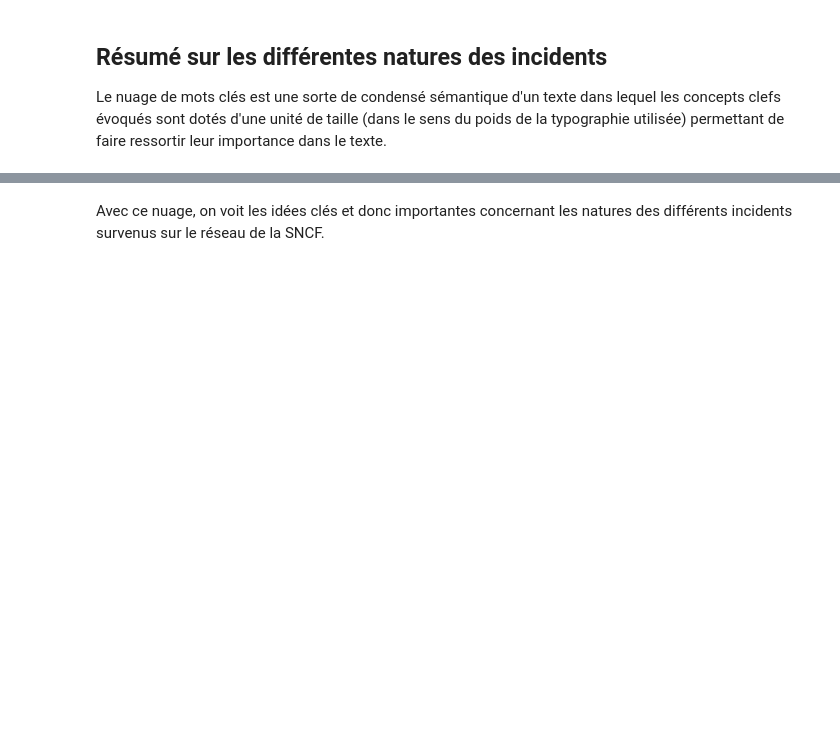
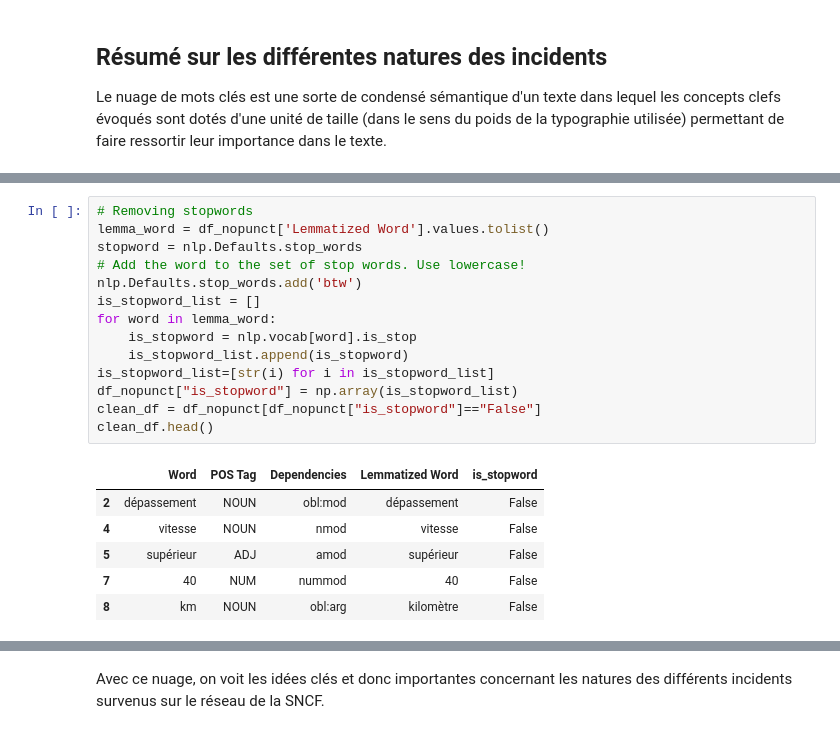
Before and after one commit to gbiaou/Projet_Python_SNCF, a Jupyter notebook: incidents_de_sécurité.ipynb, the cells around one changed output, grey strips where cells are left out. Saved outputs shown, nothing was run; the diff lists cells and outputs as text; blank space fills up the shorter version.

```diff
--- a/incidents_de_sécurité.ipynb
+++ b/incidents_de_sécurité.ipynb
@@ -148,0 +166,21 @@ plt.axis('off');
+# %%
+# Removing stopwords
+lemma_word = df_nopunct['Lemmatized Word'].values.tolist()
+stopword = nlp.Defaults.stop_words
+# Add the word to the set of stop words. Use lowercase!
+nlp.Defaults.stop_words.add('btw')
+is_stopword_list = []
+for word in lemma_word:
+    is_stopword = nlp.vocab[word].is_stop
+    is_stopword_list.append(is_stopword)
+is_stopword_list=[str(i) for i in is_stopword_list]
+df_nopunct["is_stopword"] = np.array(is_stopword_list)
+clean_df = df_nopunct[df_nopunct["is_stopword"]=="False"]
+clean_df.head()
+# %% [output]
+|  | Word | POS Tag | Dependencies | Lemmatized Word | is_stopword |
+| 2 | dépassement | NOUN | obl:mod | dépassement | False |
+| 4 | vitesse | NOUN | nmod | vitesse | False |
+| 5 | supérieur | ADJ | amod | supérieur | False |
+| 7 | 40 | NUM | nummod | 40 | False |
+| 8 | km | NOUN | obl:arg | kilomètre | False |
```
Also changed, not shown: parts of 6 cells of this notebook.
